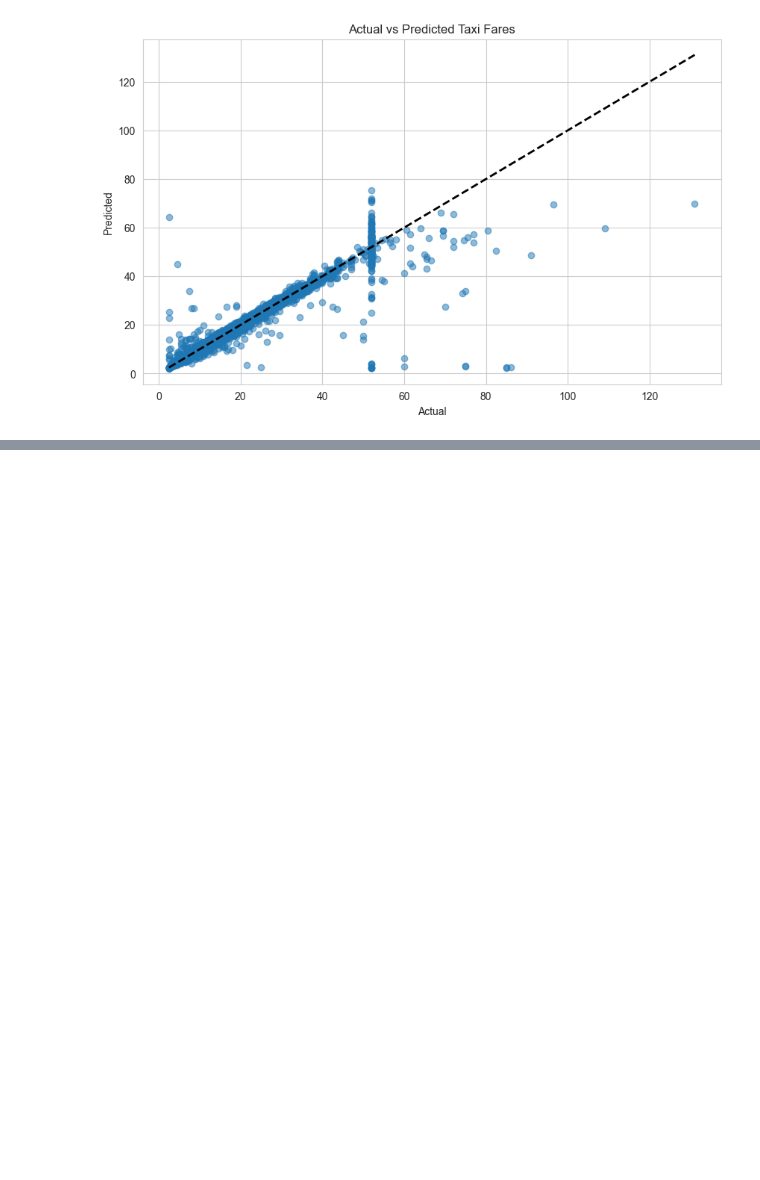
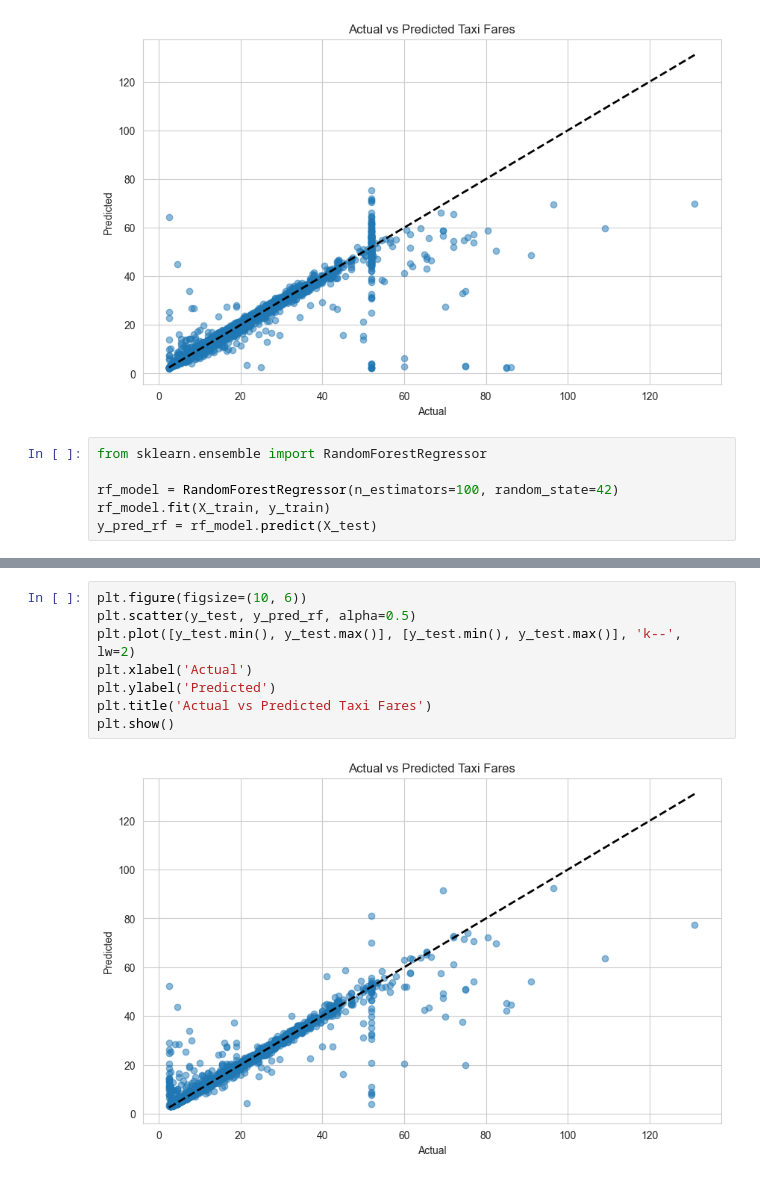
Before and after one commit to Ilyasuuu/ML_Projects, a Jupyter notebook: Predicting_taxi_fares/Predicting_taxi_fares.ipynb, the cells around one changed output, grey strips where cells are left out. Drawn from its saved outputs; the diff is of its cells as text; blank space fills up the shorter version.

```diff
--- a/Predicting_taxi_fares/Predicting_taxi_fares.ipynb
+++ b/Predicting_taxi_fares/Predicting_taxi_fares.ipynb
@@ -298,3 +298,9 @@ plt.title('Actual vs Predicted Taxi Fares')
 plt.show()
 # %% [output]
 [figure]
+# %%
+from sklearn.ensemble import RandomForestRegressor
+
+rf_model = RandomForestRegressor(n_estimators=100, random_state=42)
+rf_model.fit(X_train, y_train)
+y_pred_rf = rf_model.predict(X_test)
@@ -300,0 +319,10 @@ plt.show()
+# %%
+plt.figure(figsize=(10, 6))
+plt.scatter(y_test, y_pred_rf, alpha=0.5)
+plt.plot([y_test.min(), y_test.max()], [y_test.min(), y_test.max()], 'k--', lw=2)
+plt.xlabel('Actual')
+plt.ylabel('Predicted')
+plt.title('Actual vs Predicted Taxi Fares')
+plt.show()
+# %% [output]
+[figure, added]
```
Also changed, not shown: parts of 10 cells of this notebook, 2 other files.
